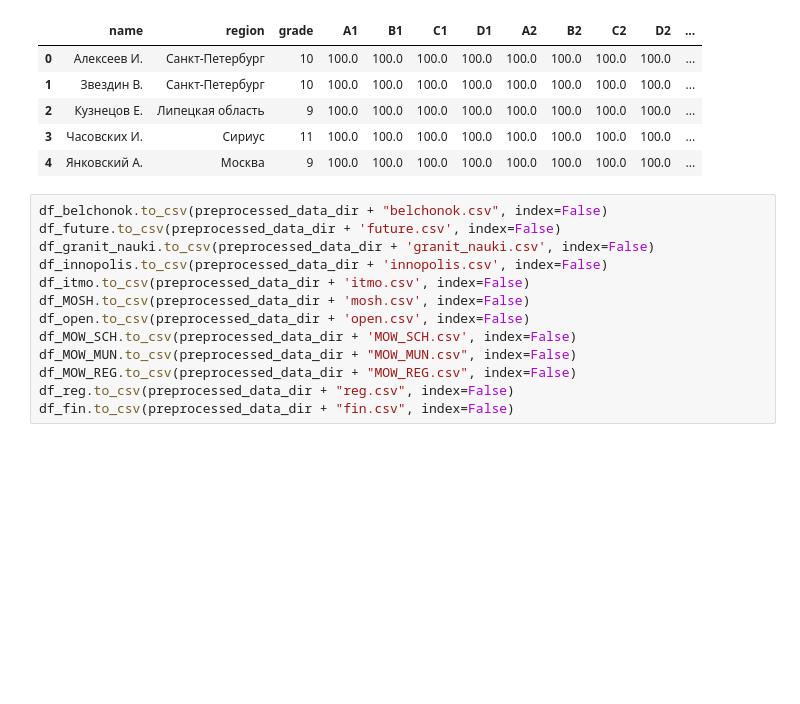
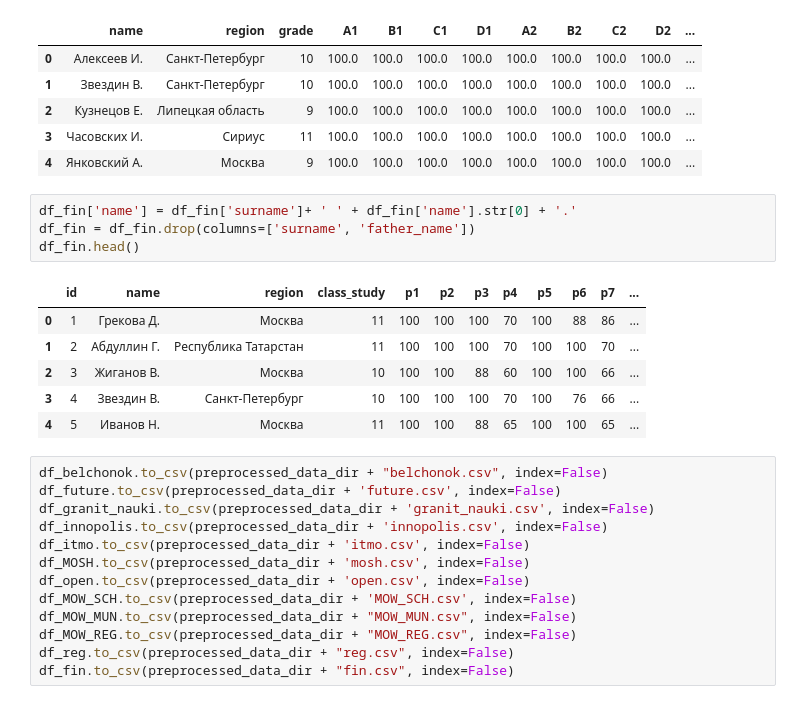
Before and after one commit to VladG00dmanPersonal/LMSH_AI_HACK, a Jupyter notebook: src/Vlad/EDA.ipynb, the cells around one changed output. Saved outputs shown, nothing was run; the diff lists cells and outputs as text; blank space fills up the shorter version.

Commit message:
upd name format EDA

```diff
--- a/src/Vlad/EDA.ipynb
+++ b/src/Vlad/EDA.ipynb
@@ -1420,6 +1423,17 @@ df_reg.head()
 | 2 | Кузнецов Е. | Липецкая область | 9 | 100.0 | 100.0 | 100.0 | 100.0 | 100.0 | 100.0 | 100.0 | 100.0 | ... |
 | 3 | Часовских И. | Сириус | 11 | 100.0 | 100.0 | 100.0 | 100.0 | 100.0 | 100.0 | 100.0 | 100.0 | ... |
 | 4 | Янковский А. | Москва | 9 | 100.0 | 100.0 | 100.0 | 100.0 | 100.0 | 100.0 | 100.0 | 100.0 | ... |
+# %%
+df_fin['name'] = df_fin['surname']+ ' ' + df_fin['name'].str[0] + '.'
+df_fin = df_fin.drop(columns=['surname', 'father_name'])
+df_fin.head()
+# %% [output]
+|  | id | name | region | class_study | p1 | p2 | p3 | p4 | p5 | p6 | p7 | ... |
+| 0 | 1 | Грекова Д. | Москва | 11 | 100 | 100 | 100 | 70 | 100 | 88 | 86 | ... |
+| 1 | 2 | Абдуллин Г. | Республика Татарстан | 11 | 100 | 100 | 100 | 70 | 100 | 100 | 70 | ... |
+| 2 | 3 | Жиганов В. | Москва | 10 | 100 | 100 | 88 | 60 | 100 | 100 | 66 | ... |
+| 3 | 4 | Звездин В. | Санкт-Петербург | 10 | 100 | 100 | 100 | 70 | 100 | 76 | 66 | ... |
+| 4 | 5 | Иванов Н. | Москва | 11 | 100 | 100 | 88 | 65 | 100 | 100 | 65 | ... |
 # %%
 df_belchonok.to_csv(preprocessed_data_dir + "belchonok.csv", index=False)
 df_future.to_csv(preprocessed_data_dir + 'future.csv', index=False)
```
Also changed, not shown: parts of 4 cells of this notebook, 3 other files.
